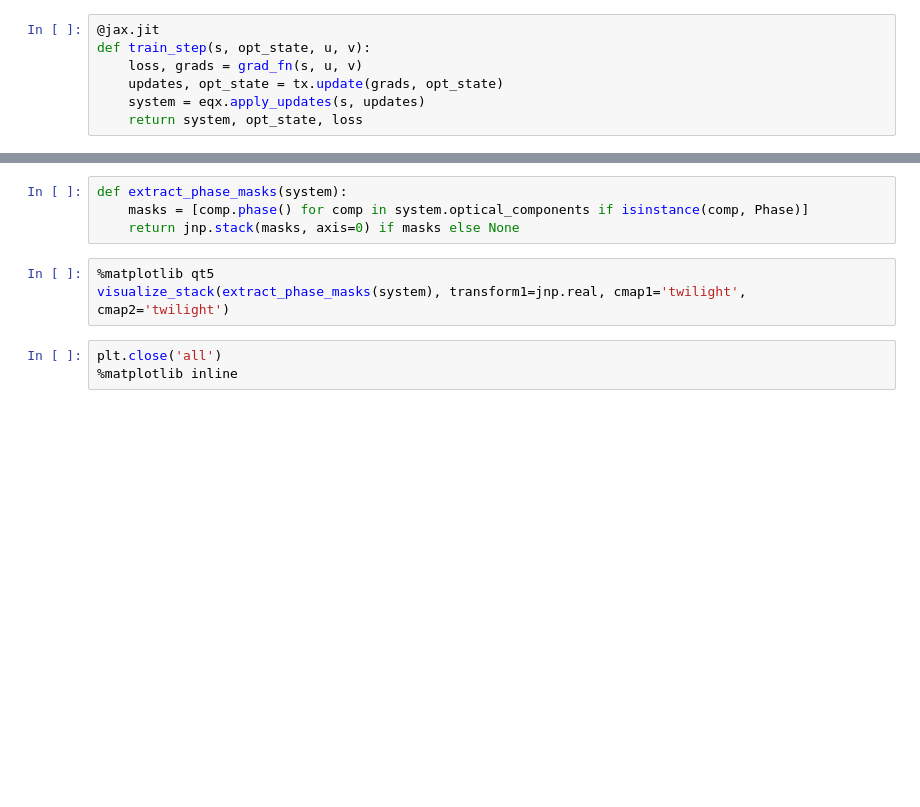
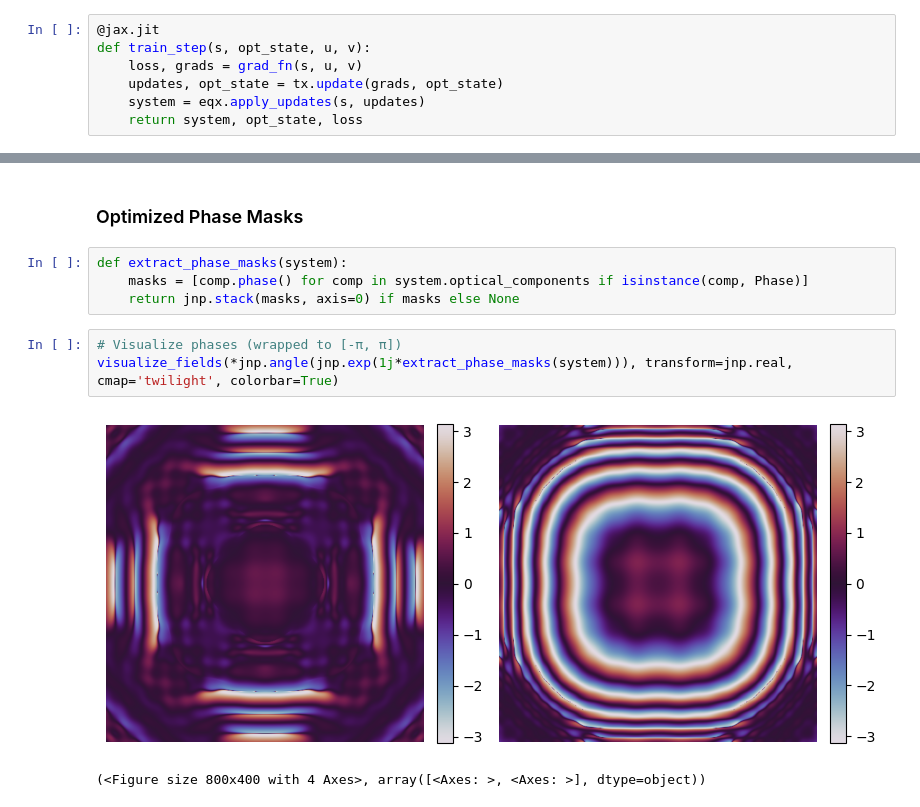
Before and after one commit to anscoil/jaxoptics, a Jupyter notebook: examples/01_single_mode_conversion.ipynb, the cells around one changed output, grey strips where cells are left out. Cells and saved outputs as stored; diff of their text form; blank space fills up the shorter version.

```diff
--- a/examples/01_single_mode_conversion.ipynb
+++ b/examples/01_single_mode_conversion.ipynb
@@ -114,10 +164,12 @@ visualize_intensity(uf, vf)
+# %% [markdown]
+### Optimized Phase Masks
 # %%
 def extract_phase_masks(system):
     masks = [comp.phase() for comp in system.optical_components if isinstance(comp, Phase)]
     return jnp.stack(masks, axis=0) if masks else None
 # %%
-%matplotlib qt5
-visualize_stack(extract_phase_masks(system), transform1=jnp.real, cmap1='twilight', cmap2='twilight')
+# Visualize phases (wrapped to [-π, π])
+visualize_fields(*jnp.angle(jnp.exp(1j*extract_phase_masks(system))), transform=jnp.real, cmap='twilight', colorbar=True)
+# %% [output]
+[figure, added]
+(<Figure size 800x400 with 4 Axes>, array([<Axes: >, <Axes: >], dtype=object))
-# %%
-plt.close('all')
-%matplotlib inline
```
Also changed, not shown: parts of 20 cells of this notebook, 2 other files.
